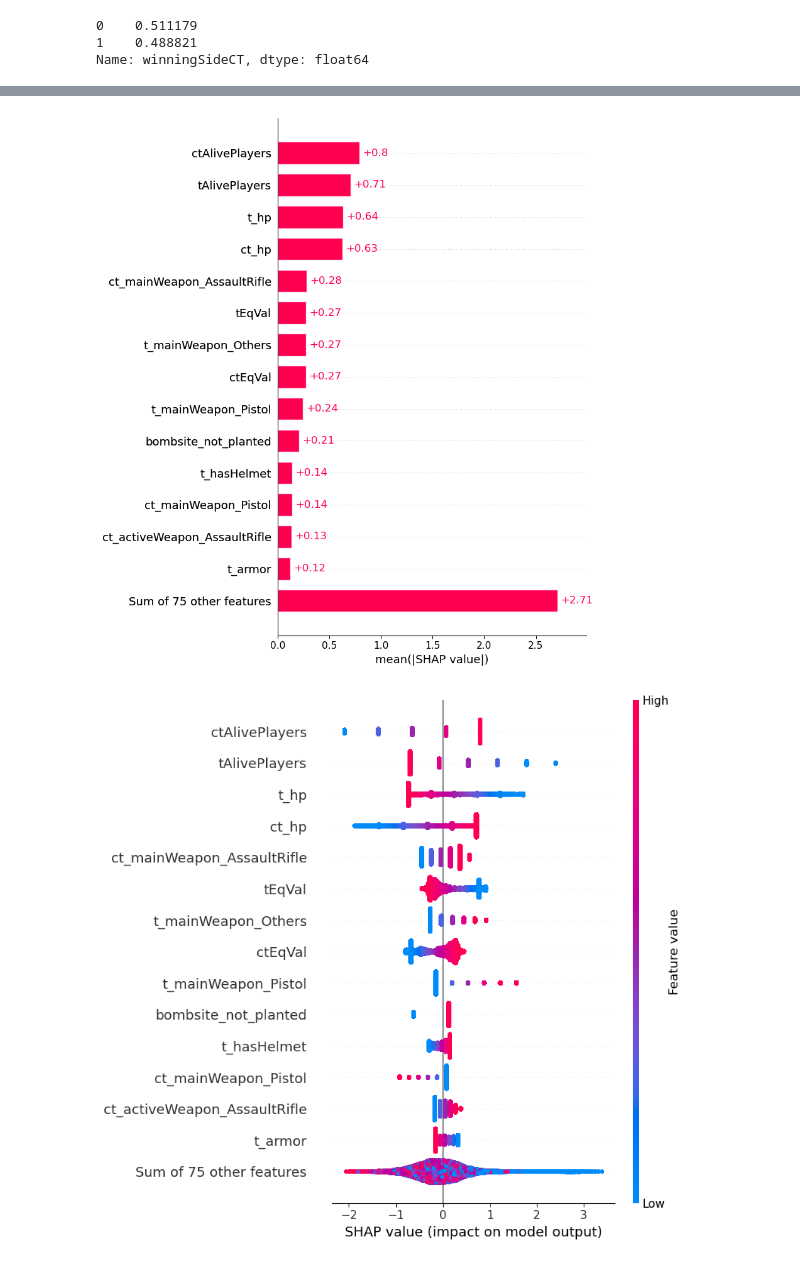
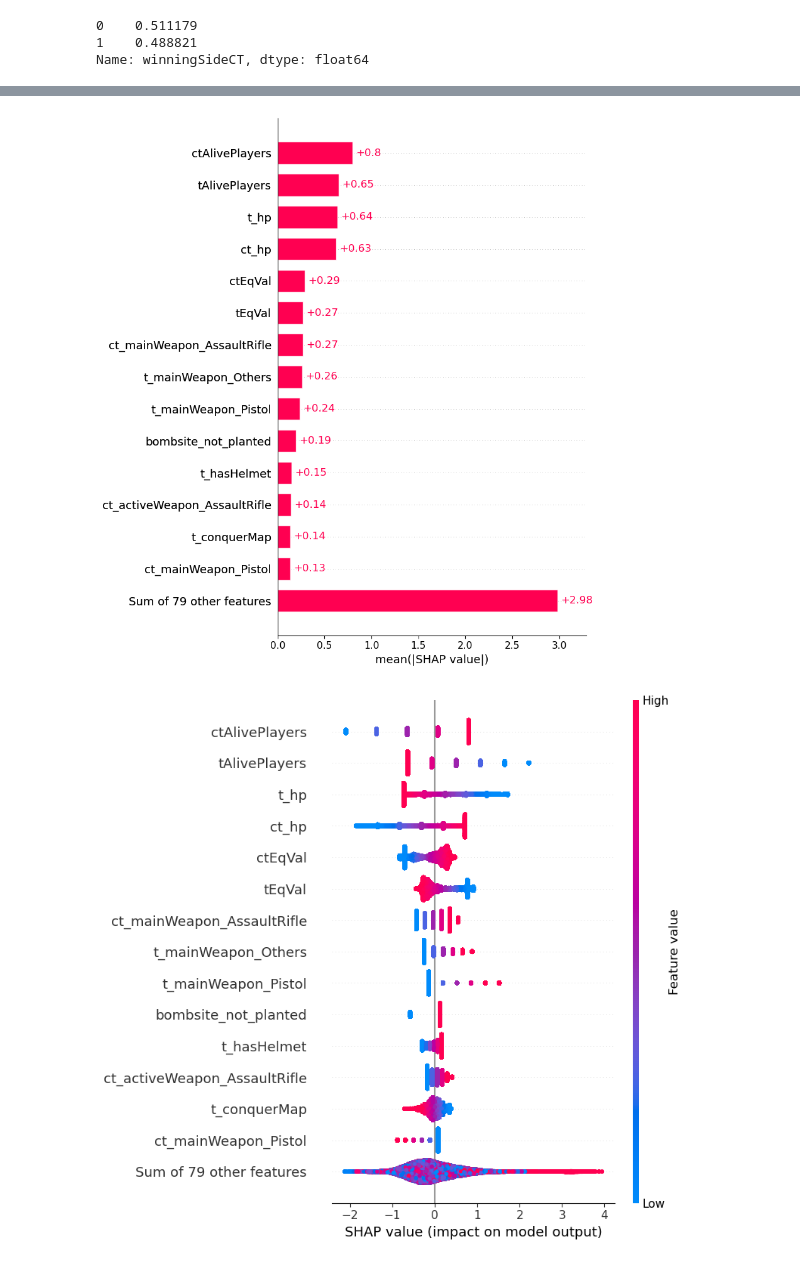
Before and after one commit to cinekele/csgo-analysis, a Jupyter notebook: notebooks/2_2_logreg.ipynb, the cells around one changed output, grey strips where cells are left out. Saved outputs shown, nothing was run; the diff lists cells and outputs as text; code cells hidden in the pictures.

```diff
--- a/notebooks/2_2_logreg.ipynb
+++ b/notebooks/2_2_logreg.ipynb
@@ -29,7 +30,7 @@ Intel(R) Extension for Scikit-learn* enabled (https://github.com/intel/scikit-le
 # %% [markdown]
 # Wczytanie danych
 # %%
-df = pd.read_parquet('data/states_prepared.parquet')
+df = pd.read_parquet('data/states_prepared_mod.parquet')
 df
 # %% [output]
 |  | filename | mapName | ctBuyType | tBuyType | winningSide | matchID | roundNum | seconds | ctAlivePlayers | ... |
@@ -96,7 +75,8 @@ def select_feat(prep_df):
        't_HEGrenade', 'ct_SmokeGrenade', 't_SmokeGrenade', 'ct_fireGrenades',
        't_fireGrenades', 'ct_isBlinded', 't_isBlinded', 'ct_hasDefuse',
        't_hasBomb', 'ct_isDefusing', 't_isPlanting', 'ct_spottedPlayers',
-       't_spottedPlayers', 'ct_activeWeapon_Pistol',
+       't_spottedPlayers', 'ct_grouppedPlayers',
+       't_grouppedPlayers', 'ct_conquerMap', 't_conquerMap', 'ct_activeWeapon_Pistol',
        'ct_activeWeapon_EnhancedPistols', 'ct_activeWeapon_Deagle',
        'ct_activeWeapon_SMG', 'ct_activeWeapon_WeakAssaultRifle',
        'ct_activeWeapon_LunetRifle', 'ct_activeWeapon_SniperRifle',
@@ -261,11 +255,18 @@ with mlflow.start_run(run_name=run_name, description=additional_description) as
         metrics["log_loss"] = log_loss(y_true=y_true, y_pred=y_proba)
         mlflow.log_metrics(metrics)
 
-        os.makedirs('artifacts', exist_ok=True)
+
+        if os.path.exists('artifacts'):
+            shutil.rmtree('artifacts')
+            os.makedirs('artifacts')
+
+        if os.path.exists('models'):
+            shutil.rmtree('models')
+            os.makedirs('models')
+
         with open("artifacts/features.txt", 'w') as f:
             f.write(str(features_names))
 
-        os.makedirs('models', exist_ok=True)
         with open("models/model.pkl", "wb") as f:
             pickle.dump(model_logreg, f)
 
@@ -295,2 +296,2 @@ with mlflow.start_run(run_name=run_name, description=additional_description) as
-[figure, old version]
+[figure, new version]
-[figure, old version]
+[figure, new version]
```
Also changed, not shown: parts of 9 cells of this notebook, 4 other files.
